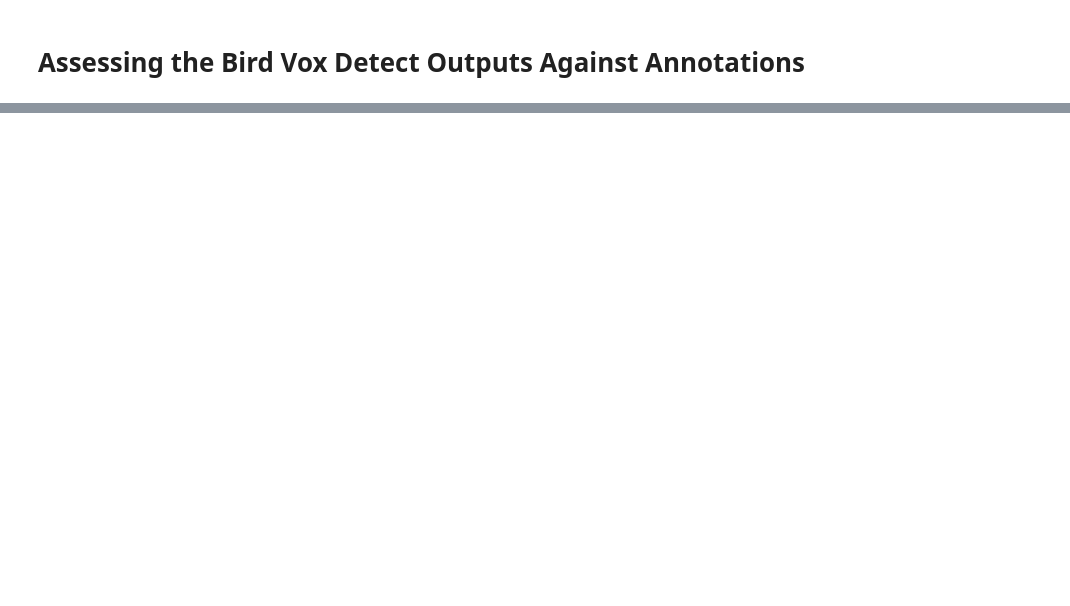
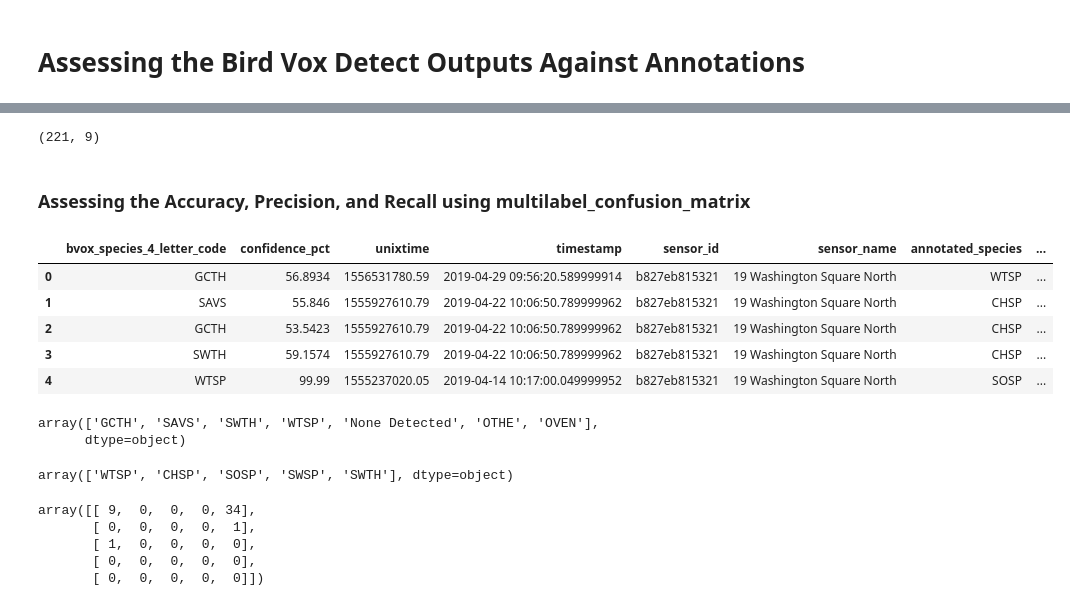
Before and after one commit to meiguan/urban_birds, a Jupyter notebook: model/assessing_bird_vox_detect_outputs.ipynb, the cells around one changed output, grey strips where cells are left out. Cells and saved outputs as stored; diff of their text form; code cells hidden in the pictures; blank space fills up the shorter version.

Commit message:
assessing bird vox outputs against annotations

```diff
--- a/model/assessing_bird_vox_detect_outputs.ipynb
+++ b/model/assessing_bird_vox_detect_outputs.ipynb
@@ -13,0 +134,6 @@ from envir import config
+# %%
+ann_short = ann[['sensor_id', 'unixtime', 'Species', 'Family', 'Order']].copy()
+# %%
+ann_short.rename(columns = {'Species':'annotated_species',
+                     'Family':'annotated_family',
+                     'Order':'annotated_order'}, inplace=True)
@@ -13,0 +161,6 @@ from envir import config
+# %%
+bvox_ann.shape
+# %% [output]
+(221, 9)
+# %% [markdown]
+### Assessing the Accuracy, Precision, and Recall using multilabel_confusion_matrix
@@ -13,0 +171,18 @@ from envir import config
+# %%
+bvox_ann.head()
+# %% [output]
+|  | bvox_species_4_letter_code | confidence_pct | unixtime | timestamp | sensor_id | sensor_name | annotated_species | ... |
+| 0 | GCTH | 56.8934 | 1556531780.59 | 2019-04-29 09:56:20.589999914 | b827eb815321 | 19 Washington Square North | WTSP | ... |
+| 1 | SAVS | 55.846 | 1555927610.79 | 2019-04-22 10:06:50.789999962 | b827eb815321 | 19 Washington Square North | CHSP | ... |
+| 2 | GCTH | 53.5423 | 1555927610.79 | 2019-04-22 10:06:50.789999962 | b827eb815321 | 19 Washington Square North | CHSP | ... |
+| 3 | SWTH | 59.1574 | 1555927610.79 | 2019-04-22 10:06:50.789999962 | b827eb815321 | 19 Washington Square North | CHSP | ... |
+| 4 | WTSP | 99.99 | 1555237020.05 | 2019-04-14 10:17:00.049999952 | b827eb815321 | 19 Washington Square North | SOSP | ... |
+# %%
+bvox_ann.bvox_species_4_letter_code.unique()
+# %% [output]
+array(['GCTH', 'SAVS', 'SWTH', 'WTSP', 'None Detected', 'OTHE', 'OVEN'],
+      dtype=object)
+# %%
+bvox_ann.annotated_species.unique()
+# %% [output]
+array(['WTSP', 'CHSP', 'SOSP', 'SWSP', 'SWTH'], dtype=object)
@@ -13,0 +193,9 @@ from envir import config
+# %%
+cm = confusion_matrix(y_true, y_pred, labels = classes)
+cm
+# %% [output]
+array([[ 9,  0,  0,  0, 34],
+       [ 0,  0,  0,  0,  1],
+       [ 1,  0,  0,  0,  0],
+       [ 0,  0,  0,  0,  0],
+       [ 0,  0,  0,  0,  0]])
```
Also changed, not shown: parts of 31 cells of this notebook.
